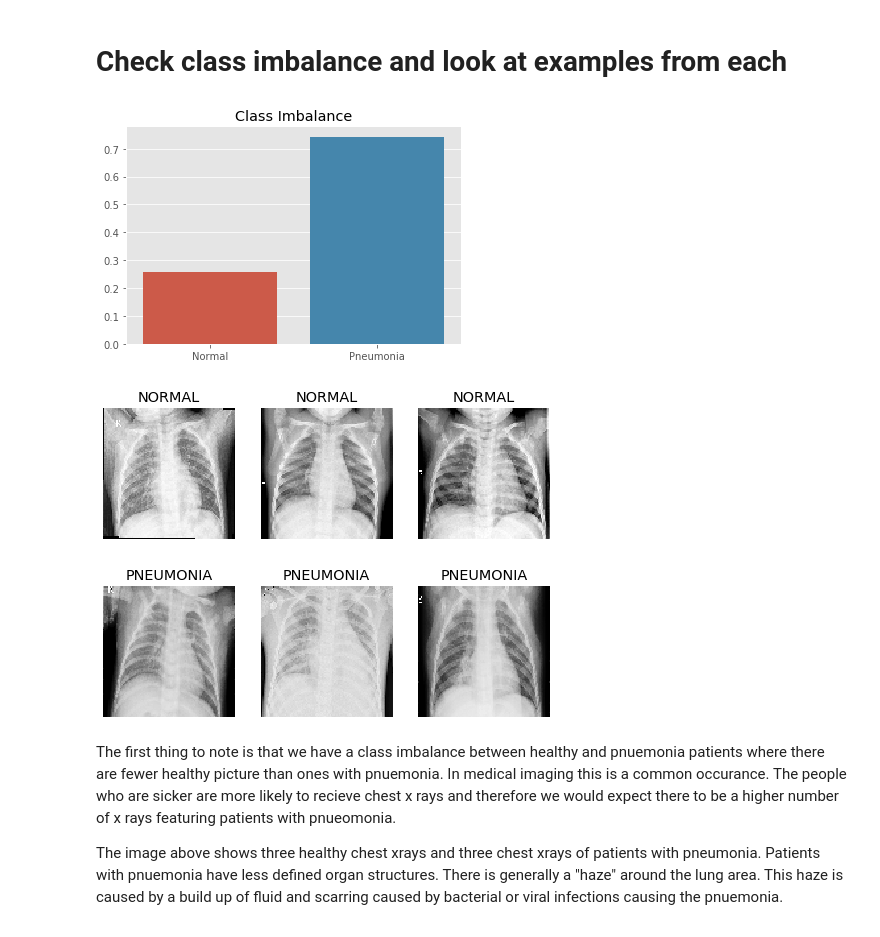
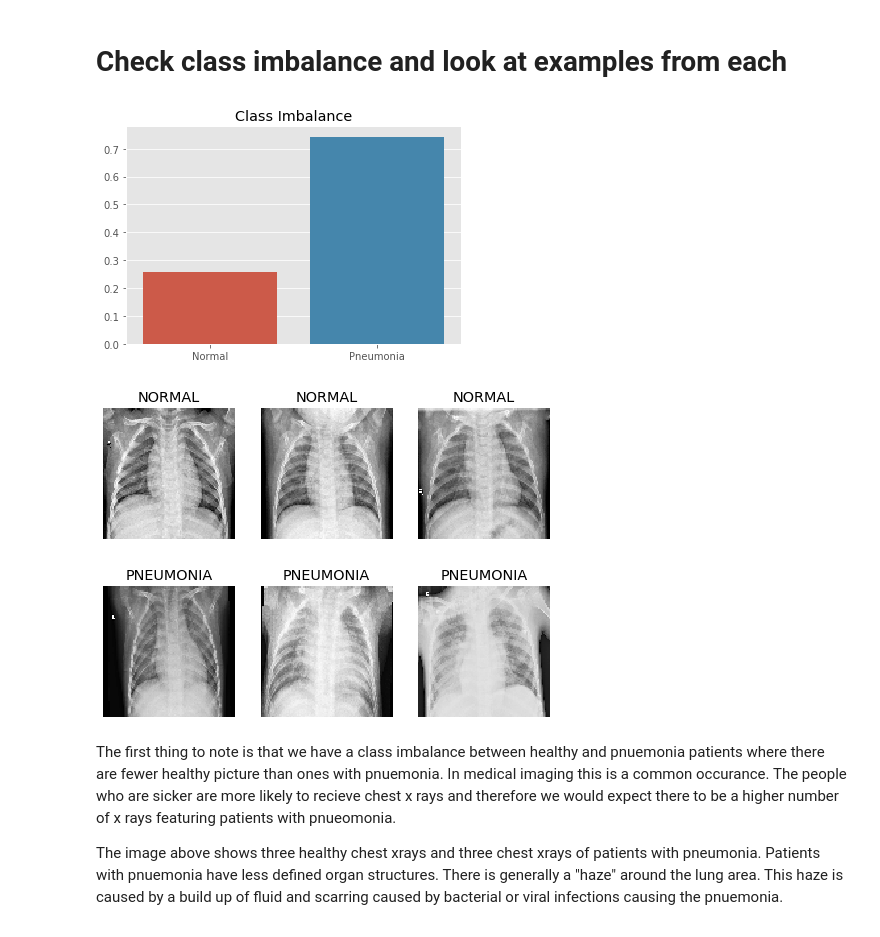
Before and after one commit to bagnine/Pnuemonia-image-classification, a Jupyter notebook: Index.ipynb, the cells around one changed output. Drawn from its saved outputs; the diff is of its cells as text; code cells hidden in the pictures.

```diff
--- a/Index.ipynb
+++ b/Index.ipynb
@@ -53,7 +60,7 @@ np.random.seed(42)
 # %% [markdown]
 # Check class imbalance and look at examples from each
 # %%
-train_dir = './src/data/chest_xray/train/' # image folder
+train_dir = './src/data/train/' # image folder
 
 # get the list of jpegs from sub image class folders
 normal_imgs = [fn for fn in os.listdir(f'{train_dir}/NORMAL') if fn.endswith('.jpeg')]
@@ -68,34 +75,34 @@ select_pneu = np.random.choice(pneumo_imgs, 3, replace = False)
 import seaborn as sns
 
 normal_size = len(normal_imgs)/(len(normal_imgs)+len(pneumo_imgs))
 pnue_size = len(pneumo_imgs)/(len(normal_imgs)+len(pneumo_imgs))
 
 ax = sns.barplot(x = ['Normal', 'Pneumonia'],
                  y = [normal_size, pnue_size]);
 ax.set_title("Class Imbalance");
 plt.savefig("./images/classimbalance.png" ,bbox_inches='tight')
 
 # plotting 3 of each class
 fig = plt.figure(figsize = (8,6))
 for i in range(6):
     if i < 3:
         fp = f'{train_dir}/NORMAL/{select_norm[i]}'
         label = 'NORMAL'
     else:
         fp = f'{train_dir}/PNEUMONIA/{select_pneu[i-3]}'
         label = 'PNEUMONIA'
     ax = fig.add_subplot(2, 3, i+1)
 
     # to plot without rescaling, remove target_size
     fn = image.load_img(fp, target_size = (100,100), color_mode='grayscale')
     plt.imshow(fn, cmap='Greys_r')
     plt.title(label)
     plt.axis('off')
 plt.savefig("./images/normVSpneu.png" ,bbox_inches='tight')
 plt.show()
 # %% [output]
 [figure]
-[figure, old version]
+[figure, new version]
 # %% [markdown]
 The first thing to note is that we have a class imbalance between healthy and pnuemonia patients where there are fewer healthy picture than ones with pnuemonia. In medical imaging this is a common occurance. The people who are sicker are more likely to recieve chest x rays and therefore we would expect there to be a higher number of x rays featuring patients with pnueomonia.
 
```
Also changed, not shown: parts of 48 cells of this notebook.
